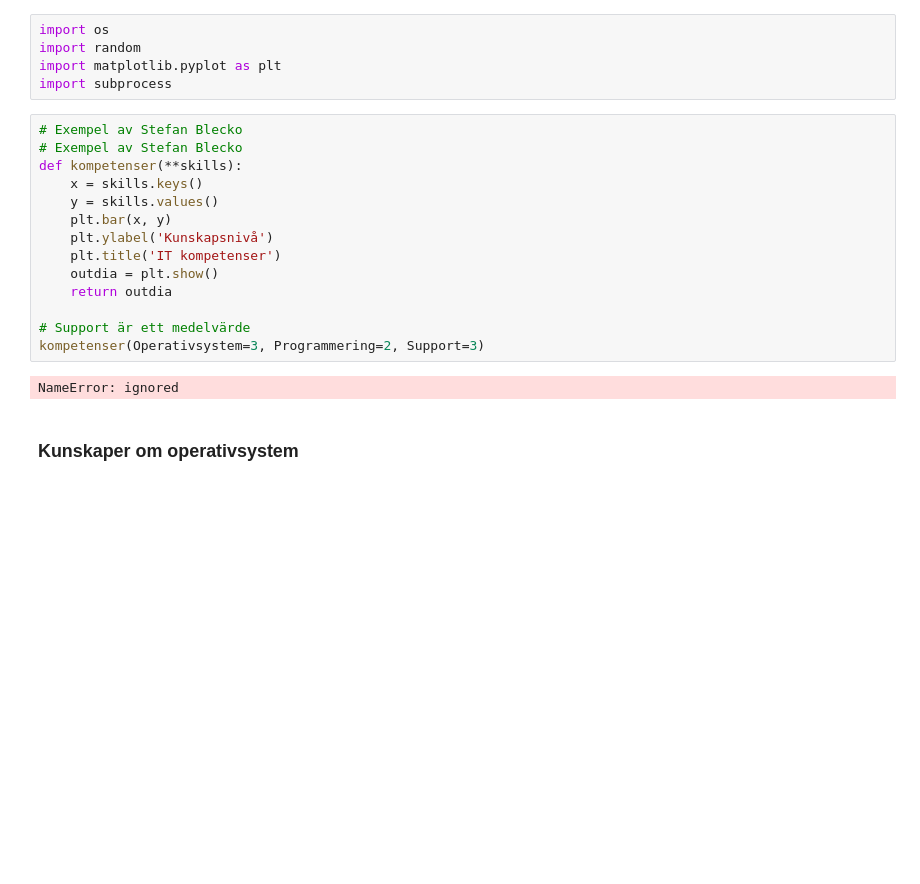
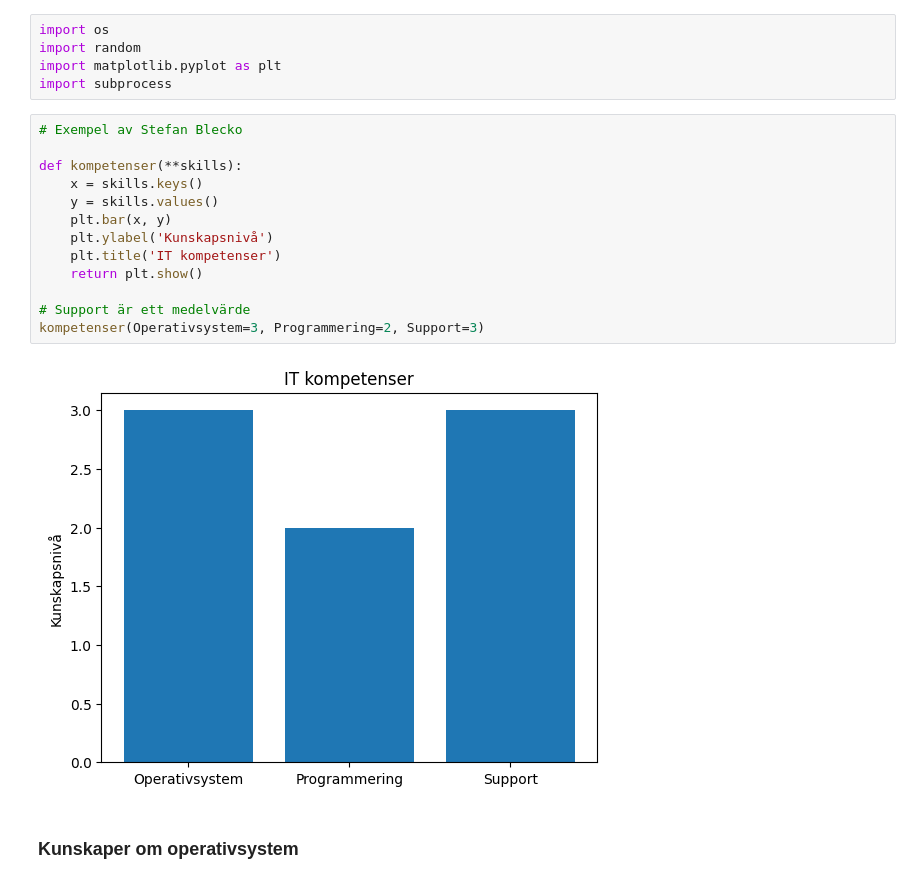
Before and after one commit to steble70/scriptlab, a Jupyter notebook: CV-2021_test.ipynb, the cells around one changed output. Saved outputs shown, nothing was run; the diff lists cells and outputs as text; blank space fills up the shorter version.

```diff
--- a/CV-2021_test.ipynb
+++ b/CV-2021_test.ipynb
@@ -14,20 +14,19 @@ import matplotlib.pyplot as plt
 import subprocess
 # %%
 # Exempel av Stefan Blecko
-# Exempel av Stefan Blecko
+
 def kompetenser(**skills):
     x = skills.keys()
     y = skills.values()
     plt.bar(x, y)
     plt.ylabel('Kunskapsnivå')
     plt.title('IT kompetenser')
-    outdia = plt.show()
-    return outdia
+    return plt.show()
 
 # Support är ett medelvärde
 kompetenser(Operativsystem=3, Programmering=2, Support=3)
 # %% [output]
-NameError: ignored
+[figure, added]
 # %% [markdown]
 ### **Kunskaper om operativsystem**
 # %%
```
